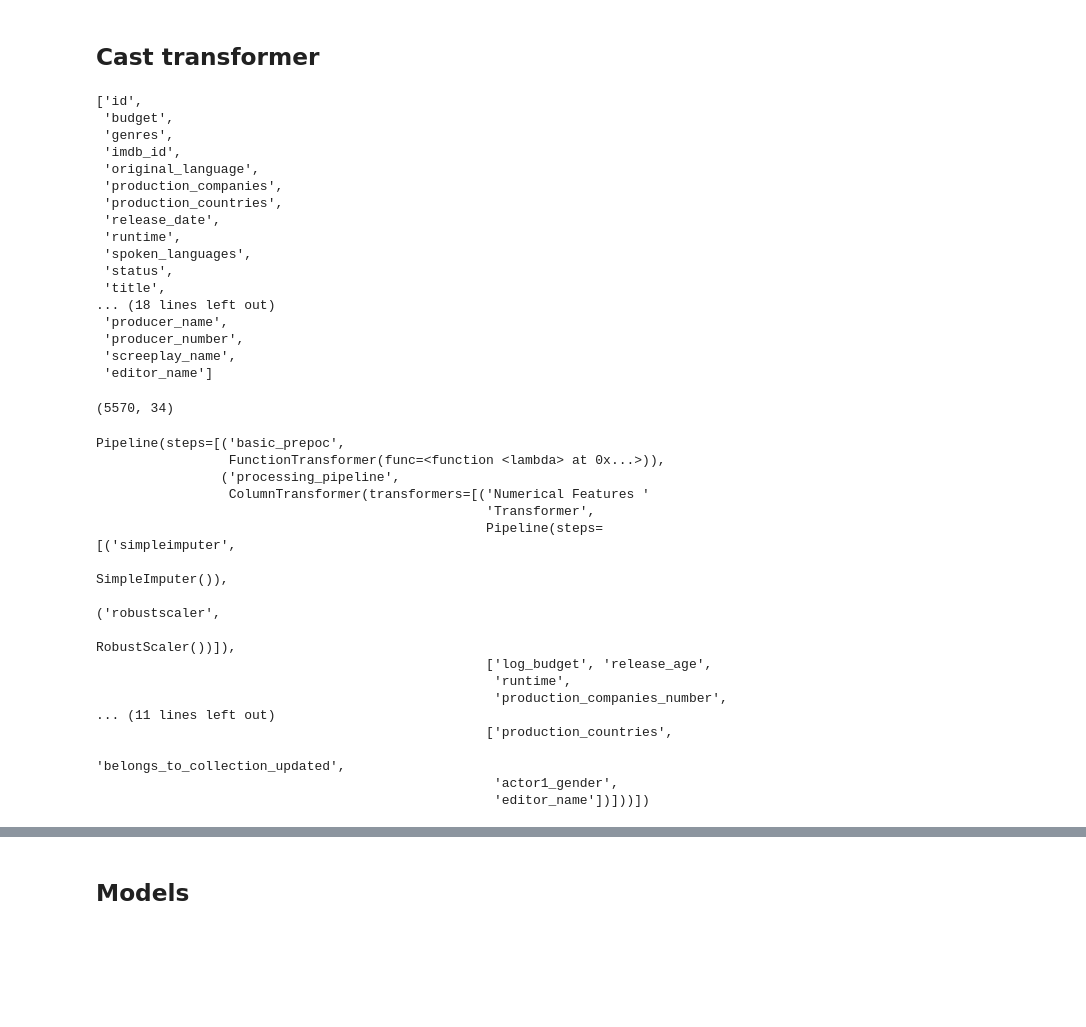
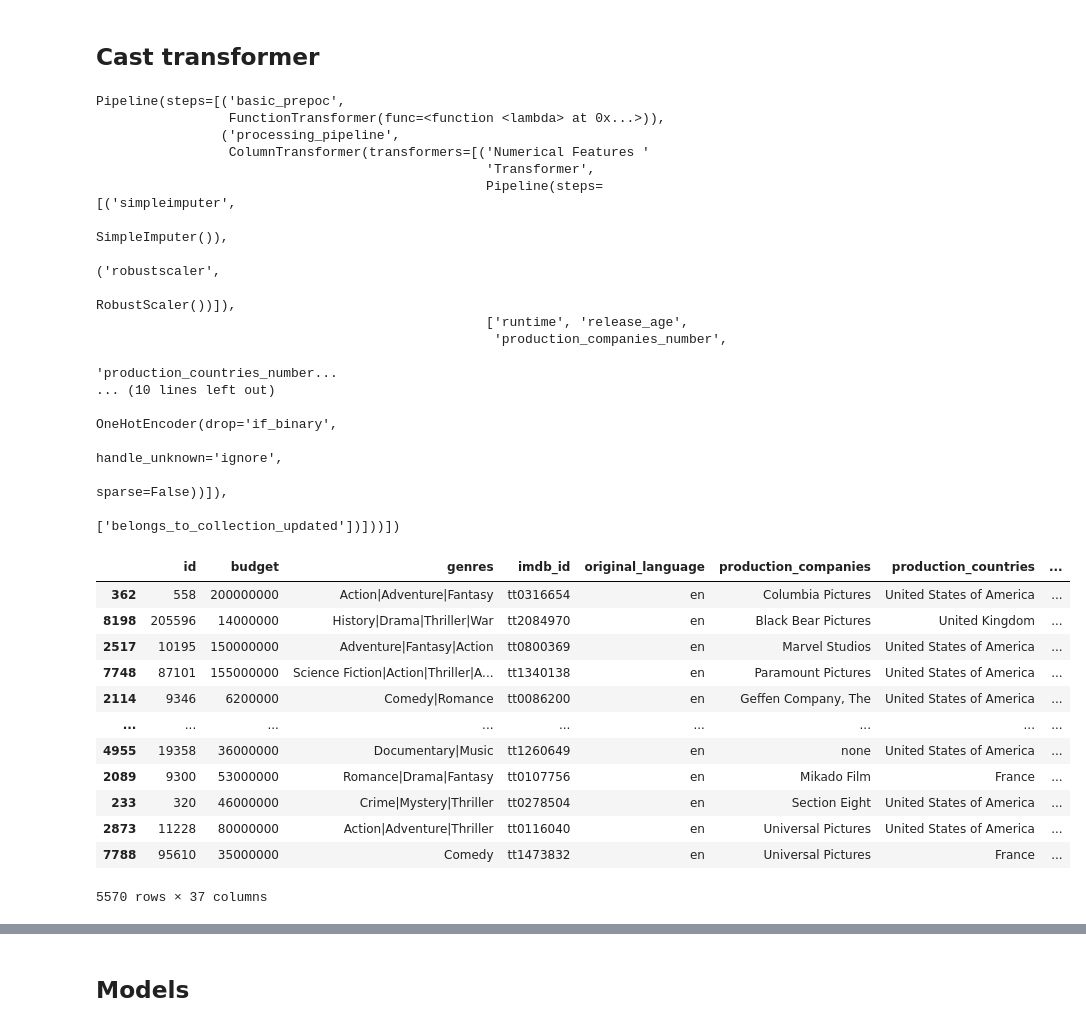
Before and after one commit to khasija/data-movie-revenue-prediction, a Jupyter notebook: notebooks/ketan_final_pipeline.ipynb, the cells around one changed output, grey strips where cells are left out. Cells and saved outputs as stored; diff of their text form; code cells hidden in the pictures; blank space fills up the shorter version.

```diff
--- a/notebooks/ketan_final_pipeline.ipynb
+++ b/notebooks/ketan_final_pipeline.ipynb
@@ -439,23 +505,3 @@ class CastTransformer(TransformerMixin, BaseEstimator):
-# %%
-list(X_train.columns)
-# %% [output]
-['id',
- 'budget',
- 'genres',
- 'imdb_id',
- 'original_language',
- 'production_companies',
- 'production_countries',
- 'release_date',
- 'runtime',
- 'spoken_languages',
- 'status',
- 'title',
-... (18 lines left out)
- 'producer_name',
- 'producer_number',
- 'screeplay_name',
- 'editor_name']
 # %%
 from sklearn.preprocessing import FunctionTransformer
 from sklearn.pipeline import FeatureUnion
@@ -487,12 +535,8 @@ class DataframeTransformer:
         return X
-# %%
-X_train.shape
-# %% [output]
-(5570, 34)
 # %%
 from sklearn.feature_selection import SelectPercentile, mutual_info_regression
 cast_transformer = make_pipeline(SimpleImputer(strategy='most_frequent'), CastTransformer())
-cat_transformer = make_pipeline(SimpleImputer(strategy='most_frequent'), OneHotEncoder(handle_unknown='ignore',sparse=False))
+cat_transformer = make_pipeline(SimpleImputer(strategy='most_frequent'), OneHotEncoder(handle_unknown='ignore',sparse=False,drop='if_binary'))
 num_transformer = make_pipeline(SimpleImputer(strategy='mean'), RobustScaler())
 cyclic_transformer = make_pipeline(SimpleImputer(strategy='mean'))
 genre_transformer = make_pipeline(SimpleImputer(strategy='most_frequent'), GenreTranformer())
@@ -500,11 +544,12 @@ genre_transformer = make_pipeline(SimpleImputer(strategy='most_frequent'), Genre
 basic_prepoc_steps = FunctionTransformer(lambda df: DataframeTransformer.transformer(df))
 
 processing_pipeline = ColumnTransformer([
-    ('Numerical Features Transformer',num_transformer, ['log_budget','release_age','runtime','production_companies_number','production_countries_number','actor_number','producer_number','director_number']),
+    ('Numerical Features Transformer',num_transformer, ['runtime', 'release_age', 'production_companies_number', 'production_countries_number', 'popularity', 'vote_average', 'vote_count',
+            'actor_number', 'director_number', 'producer_number', 'budget_year_ratio']),
     ('Genres Transformer',genre_transformer,['genres']),
-    ('Cast Transformer',cast_transformer,['director_name','producer_name','production_companies'] ),
+    ('Cast Transformer',cast_transformer,['production_countries','director_name','producer_name','production_companies'] ),
     ('Cyclic Transformer',cyclic_transformer,['week_cos','week_sin']),
-    ('Category_Transformer', cat_transformer, [ 'production_countries','belongs_to_collection_updated','actor1_gender','editor_name'])
+    ('Category_Transformer', cat_transformer, [ 'belongs_to_collection_updated'])
 ])
 feature_selector = SelectPercentile(
     mutual_info_regression,
@@ -529,12 +574,28 @@ Pipeline(steps=[('basic_prepoc',
                                                                    SimpleImputer()),
                                                                   ('robustscaler',
                                                                    RobustScaler())]),
-                                                  ['log_budget', 'release_age',
-                                                   'runtime',
+                                                  ['runtime', 'release_age',
                                                    'production_companies_number',
-... (11 lines left out)
-                                                  ['production_countries',
-                                                   'belongs_to_collection_updated',
-                                                   'actor1_gender',
-                                                   'editor_name'])]))])
+                                                   'production_countries_number...
+... (10 lines left out)
+                                                                   OneHotEncoder(drop='if_binary',
+                                                                                 handle_unknown='ignore',
+                                                                                 sparse=False))]),
+                                                  ['belongs_to_collection_updated'])]))])
+# %%
+X_train
+# %% [output]
+|  | id | budget | genres | imdb_id | original_language | production_companies | production_countries | ... |
+| 362 | 558 | 200000000 | Action|Adventure|Fantasy | tt0316654 | en | Columbia Pictures | United States of America | ... |
+| 8198 | 205596 | 14000000 | History|Drama|Thriller|War | tt2084970 | en | Black Bear Pictures | United Kingdom | ... |
+| 2517 | 10195 | 150000000 | Adventure|Fantasy|Action | tt0800369 | en | Marvel Studios | United States of America | ... |
+| 7748 | 87101 | 155000000 | Science Fiction|Action|Thriller|A... | tt1340138 | en | Paramount Pictures | United States of America | ... |
+| 2114 | 9346 | 6200000 | Comedy|Romance | tt0086200 | en | Geffen Company, The | United States of America | ... |
+| ... | ... | ... | ... | ... | ... | ... | ... | ... |
+| 4955 | 19358 | 36000000 | Documentary|Music | tt1260649 | en | none | United States of America | ... |
+| 2089 | 9300 | 53000000 | Romance|Drama|Fantasy | tt0107756 | en | Mikado Film | France | ... |
+| 233 | 320 | 46000000 | Crime|Mystery|Thriller | tt0278504 | en | Section Eight | United States of America | ... |
+| 2873 | 11228 | 80000000 | Action|Adventure|Thriller | tt0116040 | en | Universal Pictures | United States of America | ... |
+| 7788 | 95610 | 35000000 | Comedy | tt1473832 | en | Universal Pictures | France | ... |
+5570 rows × 37 columns
 # %%
```
Also changed, not shown: parts of 118 cells of this notebook, 2 other files.
